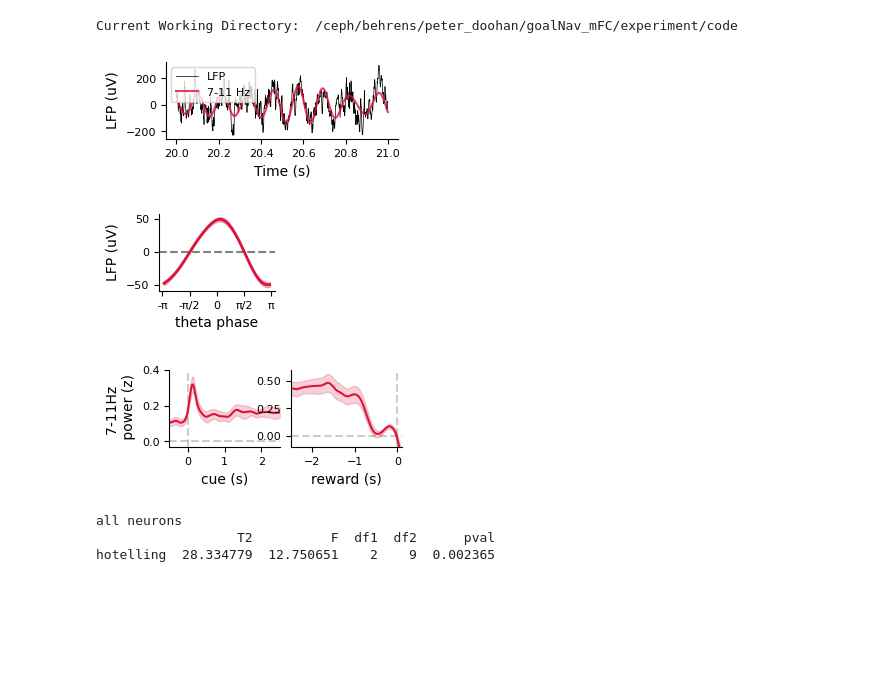
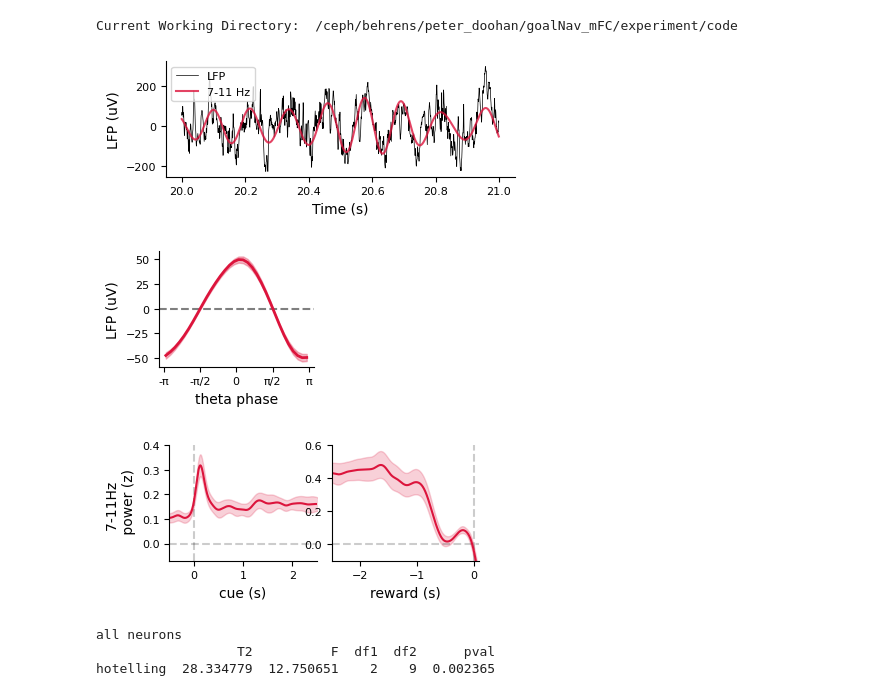
Before and after one commit to peterdoohan/GridMaze-mFC, a Jupyter notebook: Notebooks/7.theta_mod.ipynb, the cells around one changed output. Cells and saved outputs as stored; diff of their text form; code cells hidden in the pictures; blank space fills up the shorter version.

Commit message:
plot resizing

```diff
--- a/Notebooks/7.theta_mod.ipynb
+++ b/Notebooks/7.theta_mod.ipynb
@@ -42,34 +42,34 @@ session = gs.get_maze_sessions(
 from GridMaze.analysis.lfp import traces as lt
 # %%
 reload(lt)
-f1, ax = plt.subplots(1, 1, figsize=(3, 1))
+f1, ax = plt.subplots(1, 1, figsize=(4.5, 1.5))
 lt.plot_lfp_with_osc(session, window=(20, 21), freq_range=(7, 11), N=4, ax=ax)
 f1.savefig(FIG_SAVE_PATH / "example_lfp.pdf")
 # %% [output]
-[figure, old version]
+[figure, new version]
 # %%
 from GridMaze.analysis.lfp import theta_mod as tm
 # %%
 reload(tm)
 theta_aligned_signal = tm.get_theta_aligned_lfp_df()
-f2, ax = plt.subplots(1, 1, figsize=(1.5, 1))
+f2, ax = plt.subplots(1, 1, figsize=(2, 1.5))
 tm.plot_theta_aligned_lfp(theta_aligned_signal, ax=ax)
 f2.savefig(FIG_SAVE_PATH / "theta_aligned_lfp.pdf")
 # %% [output]
-[figure, old version]
+[figure, new version]
 # %%
 from GridMaze.analysis.event_aligned import lfp
 
 spectrogram_df = lfp.load_spectrogram_df("LFP")
 # %%
 reload(lfp)
-fig, axes = plt.subplots(1, 2, figsize=(3, 1))
+fig, axes = plt.subplots(1, 2, figsize=(4, 1.5))
 fig.subplots_adjust(wspace=0.1)
 
-lfp.plot_average_band_power(spectrogram_df, ylims=[(-0.03, 0.4), (-0.1, 0.6)], axes=axes)
+lfp.plot_average_band_power(spectrogram_df, ylims=[(-0.07, 0.4), (-0.1, 0.6)], axes=axes)
 fig.savefig(FIG_SAVE_PATH / "event_aligned_theta.pdf")
 # %% [output]
-[figure, old version]
+[figure, new version]
 # %%
 from GridMaze.analysis.lfp import theta_mod2 as tm2
 
```
Also changed, not shown: parts of 2 cells of this notebook, 1 other file.
